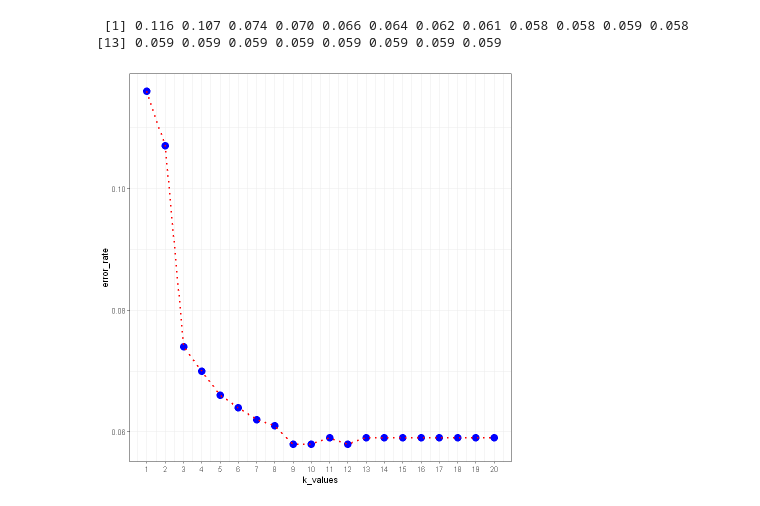
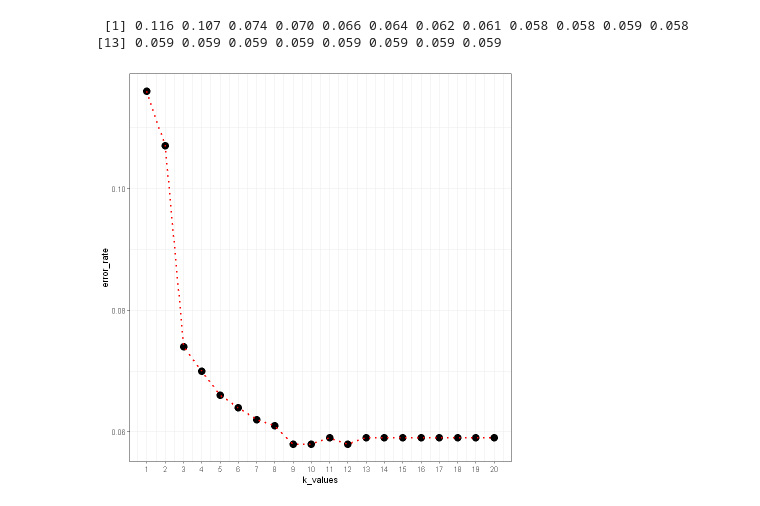
Before and after one commit to akkinasrikar/Machine-Learning-with-R, a Jupyter notebook: Machine learning/K Nearest Neighbors/Knn 1.ipynb, the cells around one changed output. Drawn from its saved outputs; the diff is of its cells as text; code cells hidden in the pictures.

```diff
--- a/Machine learning/K Nearest Neighbors/Knn 1.ipynb
+++ b/Machine learning/K Nearest Neighbors/Knn 1.ipynb
@@ -177,9 +177,9 @@ k_values <- 1:20
 # %%
 error_df <- data.frame(error_rate,k_values)
 # %%
-r <- ggplot(error_df,aes(x=k_values,y=error_rate)) + geom_point(color='blue',size=4)
+r <- ggplot(error_df,aes(x=k_values,y=error_rate)) + geom_point(color='black',size=4)
 r <- r + geom_line(lty="dotted",color='red',size=1)
 r <- r + scale_x_continuous(breaks = 1:20) +theme_bw()
 r
 # %% [output]
-[figure, old version]
+[figure, new version]
```
Also changed, not shown: parts of 1 cell of this notebook.
